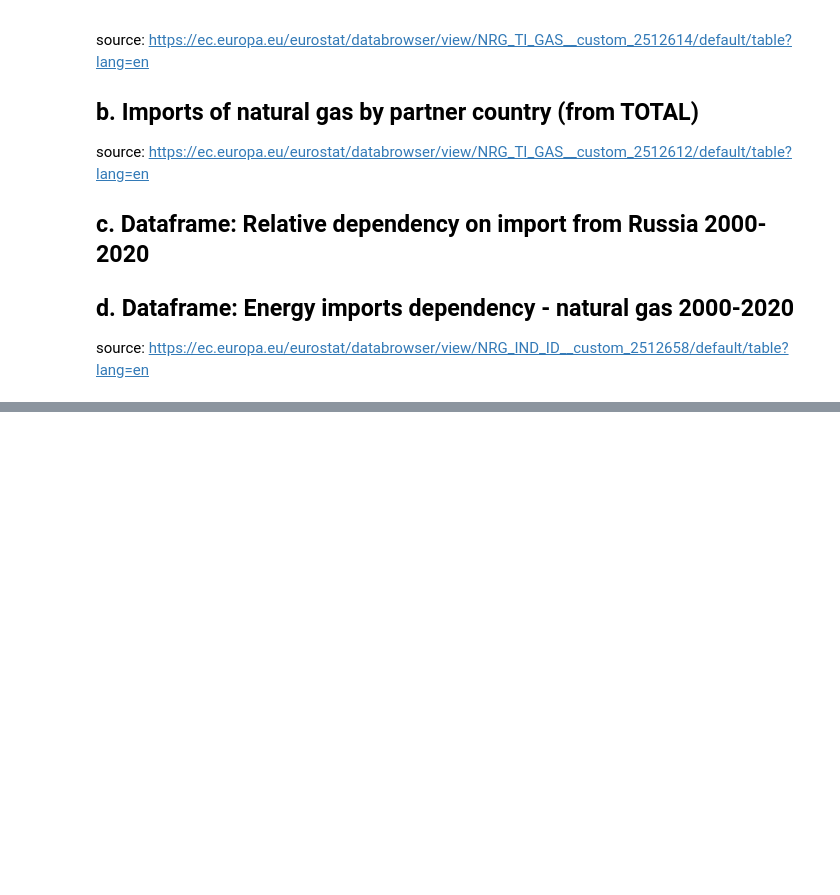
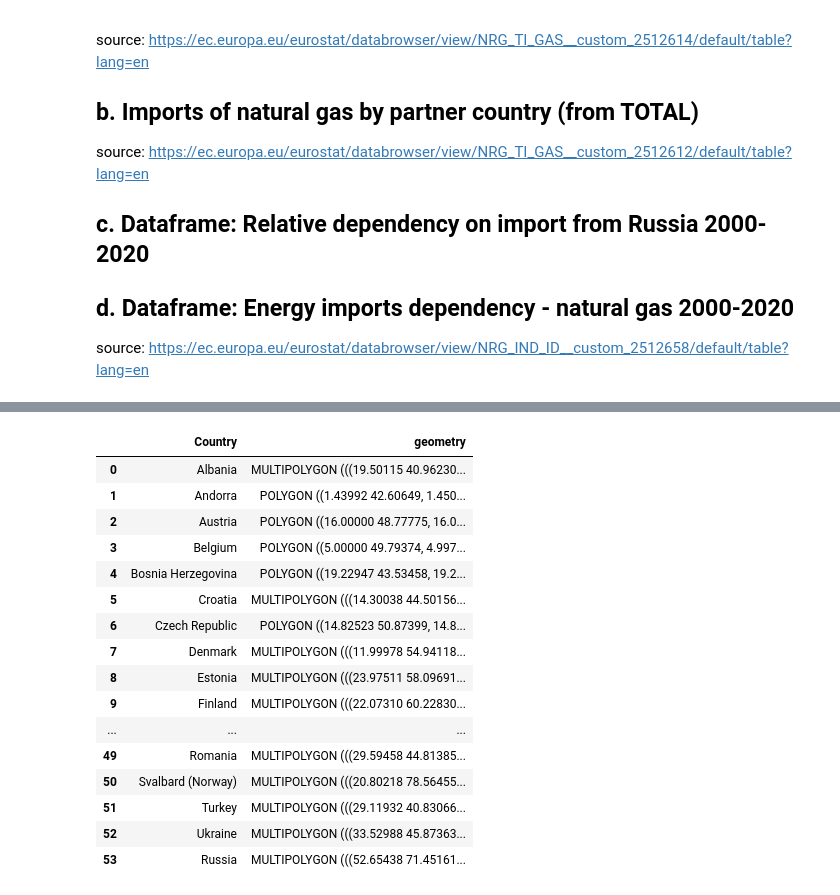
Before and after one commit to esvelaren/Information-Visualization-Project, a Jupyter notebook: dataframes.ipynb, the cells around one changed output, grey strips where cells are left out. Saved outputs shown, nothing was run; the diff lists cells and outputs as text; code cells hidden in the pictures; blank space fills up the shorter version.

```diff
--- a/dataframes.ipynb
+++ b/dataframes.ipynb
@@ -208,0 +210,26 @@ XK            0.000     0.000
+# %%
+shapefile = 'datasets/Europe.shp'
+gdf = gdp.read_file(shapefile)
+gdf = gdf[['NAME','geometry']]
+gdf.columns = ['Country','geometry']
+with open('gdf.pickle', 'wb') as handle:
+    pickle.dump(gdf, handle, protocol=pickle.HIGHEST_PROTOCOL)
+gdf
+# %% [output]
+|  | Country | geometry |
+| 0 | Albania | MULTIPOLYGON (((19.50115 40.96230... |
+| 1 | Andorra | POLYGON ((1.43992 42.60649, 1.450... |
+| 2 | Austria | POLYGON ((16.00000 48.77775, 16.0... |
+| 3 | Belgium | POLYGON ((5.00000 49.79374, 4.997... |
+| 4 | Bosnia Herzegovina | POLYGON ((19.22947 43.53458, 19.2... |
+| 5 | Croatia | MULTIPOLYGON (((14.30038 44.50156... |
+| 6 | Czech Republic | POLYGON ((14.82523 50.87399, 14.8... |
+| 7 | Denmark | MULTIPOLYGON (((11.99978 54.94118... |
+| 8 | Estonia | MULTIPOLYGON (((23.97511 58.09691... |
+| 9 | Finland | MULTIPOLYGON (((22.07310 60.22830... |
+| ... | ... | ... |
+| 49 | Romania | MULTIPOLYGON (((29.59458 44.81385... |
+| 50 | Svalbard (Norway) | MULTIPOLYGON (((20.80218 78.56455... |
+| 51 | Turkey | MULTIPOLYGON (((29.11932 40.83066... |
+| 52 | Ukraine | MULTIPOLYGON (((33.52988 45.87363... |
+| 53 | Russia | MULTIPOLYGON (((52.65438 71.45161... |
```
Also changed, not shown: parts of 9 cells of this notebook, 15 other files.
